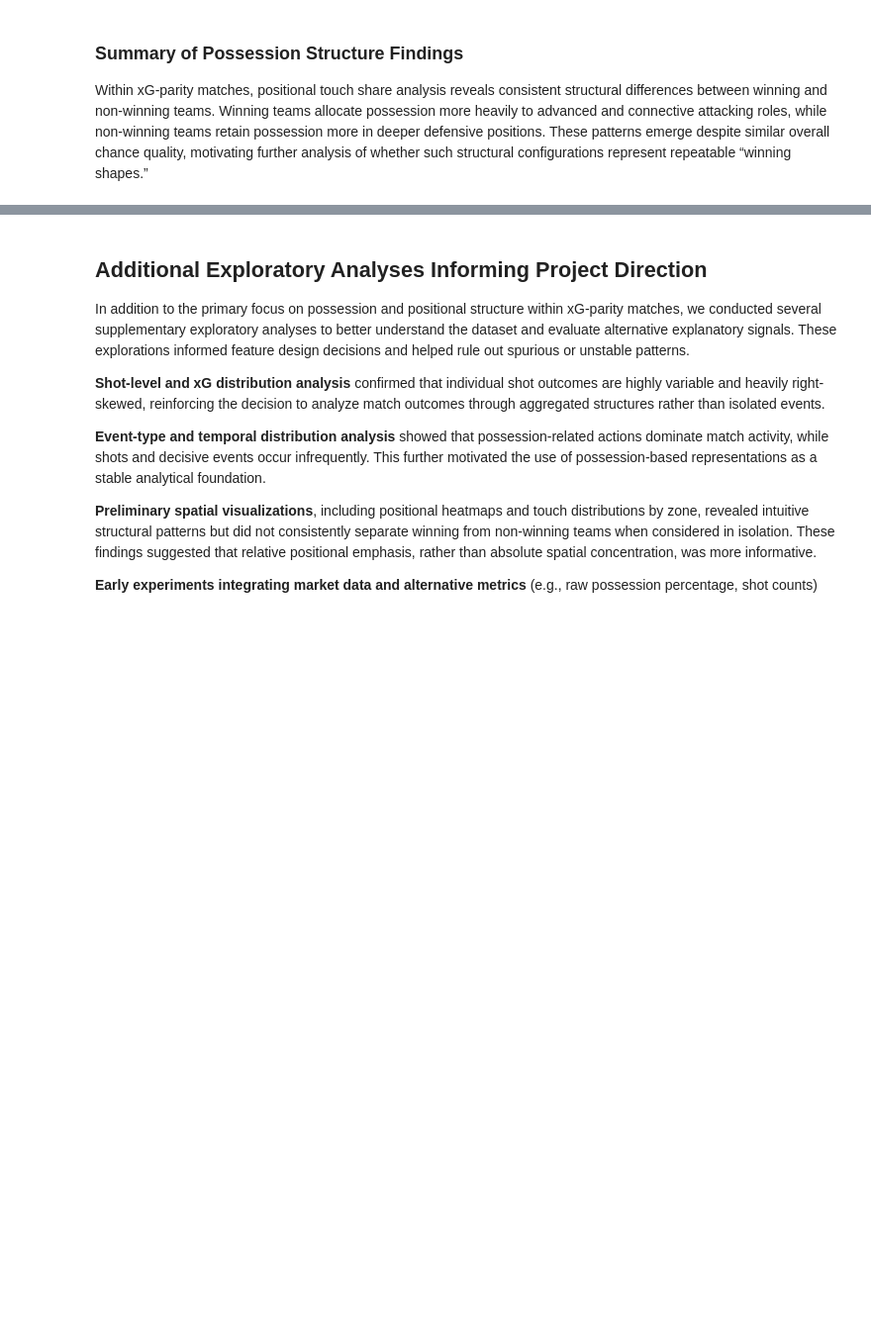
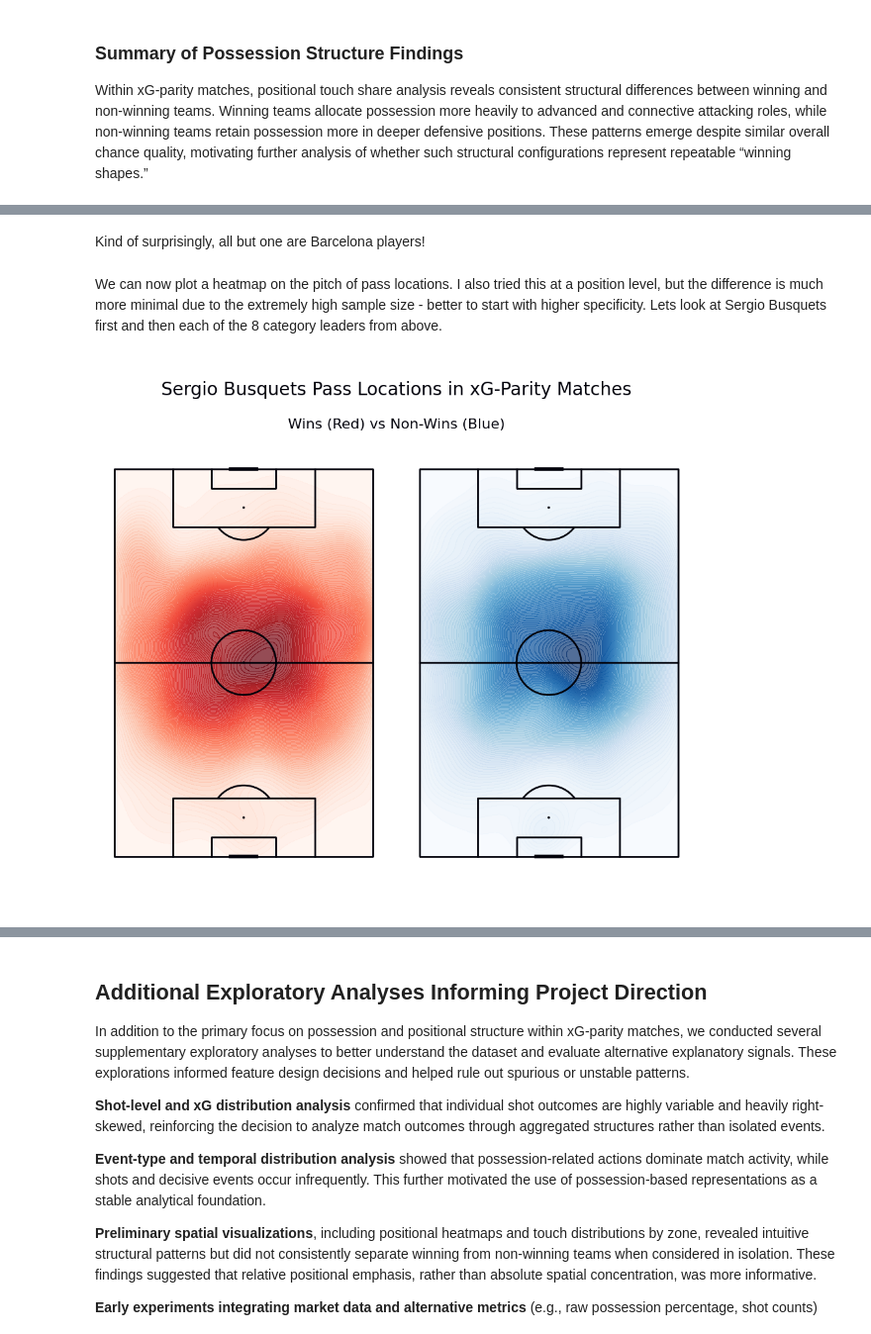
Before and after one commit to TrilemmaFoundation/soccer-analytics-capstone-template, a Jupyter notebook: eda/EDA.ipynb, the cells around one changed output, grey strips where cells are left out. Shown at 99% size. Drawn from its saved outputs; the diff is of its cells as text; code cells hidden in the pictures; blank space fills up the shorter version.

Commit message:
Added eda on them #3 - carries + passes

```diff
--- a/eda/EDA.ipynb
+++ b/eda/EDA.ipynb
@@ -788,0 +798,14 @@ analysis of whether such structural configurations represent repeatable “winni
+# %%
+passes["position_bin"] = passes["position"].map(POSITION_BIN_MAP)
+# %%
+passes = passes.merge(
+    team_outcomes,
+    on=["match_id", "team"],
+    how="left"
+)
+
+passes["outcome_binary"] = np.where(
+    passes["outcome"] == "Win",
+    "Win",
+    "Non-Win"
+)
@@ -788,0 +845,35 @@ analysis of whether such structural configurations represent repeatable “winni
+# %% [markdown]
+Kind of surprisingly, all but one are Barcelona players!
+# %%
+win_passes = passes[passes["outcome_binary"] == "Win"]
+nonwin_passes = passes[passes["outcome_binary"] == "Non-Win"]
+# %% [markdown]
+We can now plot a heatmap on the pitch of pass locations. I also tried this at a position level, but the difference is much more minimal due to the extremely high sample size - better to start with higher specificity. Lets look at Sergio Busquets first and then each of the 8 category leaders from above.
+# %%
+from mplsoccer import VerticalPitch, add_image, FontManager, Sbopen
+
+sb_win_passes = win_passes[win_passes["player"] == "Sergio Busquets i Burgos"]
+sb_nonwin_passes = nonwin_passes[nonwin_passes["player"] == "Sergio Busquets i Burgos"]
+
+pitch = VerticalPitch(line_color='#000009', line_zorder=2)
+
+fig, axs = pitch.grid(ncols=2, axis=False, endnote_height=0.05)
+
+kde_win = pitch.kdeplot(sb_win_passes['pass_end_location_x'], sb_win_passes['pass_end_location_y'], ax=axs['pitch'][0],
+                           fill=True, levels=100, thresh=0,
+                           cmap='Reds', alpha=0.7)
+
+kde_nonwin = pitch.kdeplot(sb_nonwin_passes['pass_end_location_x'], sb_nonwin_passes['pass_end_location_y'], ax=axs['pitch'][1],
+                          fill=True, levels=100, thresh=0, cmap='Blues', alpha=0.7)
+
+
+TITLE_STR1 = 'Sergio Busquets Pass Locations in xG-Parity Matches'
+TITLE_STR2 = 'Wins (Red) vs Non-Wins (Blue)'
+title1_text = axs['title'].text(0.5, 0.7, TITLE_STR1, fontsize=20, color='#000009',
+                                ha='center', va='center')
+highlight_text = [{'color': '#800610'},
+                  {'color': '#08306b'}]
+title2_text = axs['title'].text(0.5, 0.3, TITLE_STR2, fontsize=16, color='#000009',
+                                ha='center', va='center')
+# %% [output]
+[figure, added]
```
Also changed, not shown: parts of 21 cells of this notebook.
